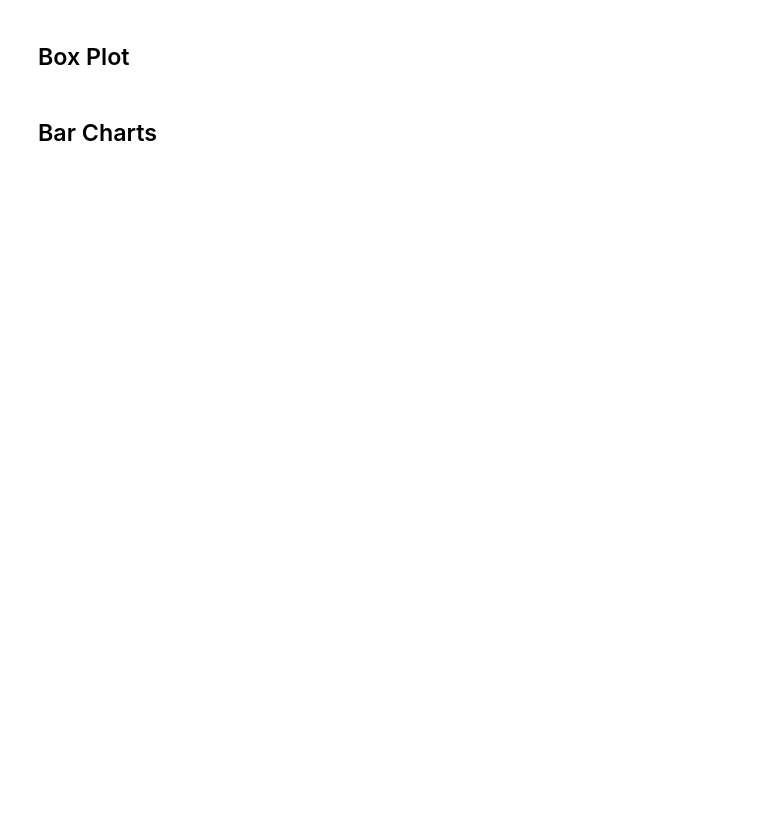
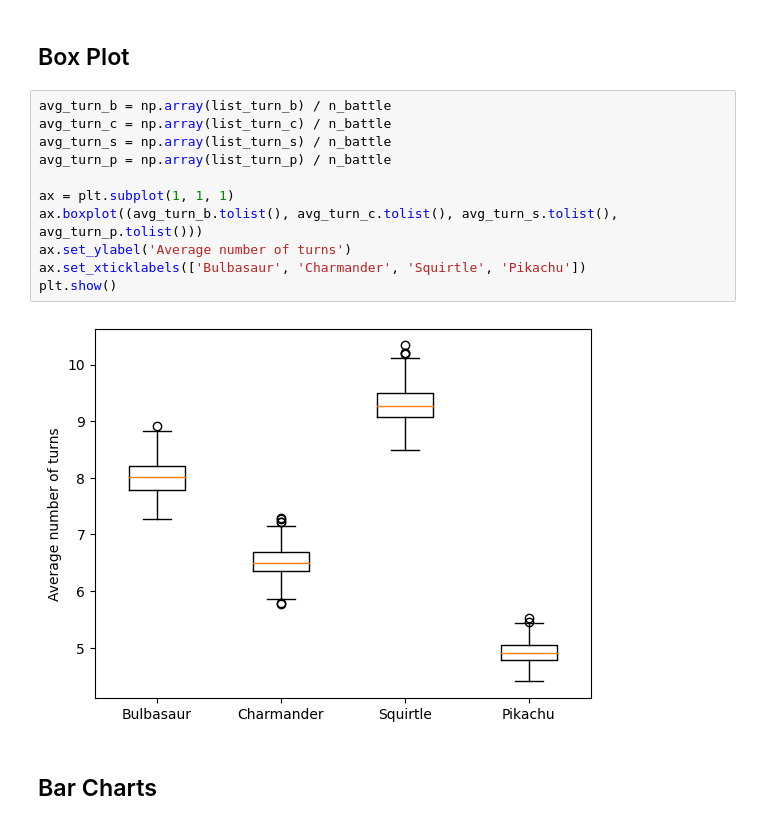
Before and after one commit to laurabragagnolo/pykemon, a Jupyter notebook: assignment_3/automatic/analyse.ipynb, the cells around one changed output. Drawn from its saved outputs; the diff is of its cells as text; blank space fills up the shorter version.

```diff
--- a/assignment_3/automatic/analyse.ipynb
+++ b/assignment_3/automatic/analyse.ipynb
@@ -102,4 +146,17 @@ plt.show()
 # %% [markdown]
 ## Box Plot
+# %%
+avg_turn_b = np.array(list_turn_b) / n_battle
+avg_turn_c = np.array(list_turn_c) / n_battle
+avg_turn_s = np.array(list_turn_s) / n_battle
+avg_turn_p = np.array(list_turn_p) / n_battle
+
+ax = plt.subplot(1, 1, 1)
+ax.boxplot((avg_turn_b.tolist(), avg_turn_c.tolist(), avg_turn_s.tolist(), avg_turn_p.tolist()))
+ax.set_ylabel('Average number of turns')
+ax.set_xticklabels(['Bulbasaur', 'Charmander', 'Squirtle', 'Pikachu'])
+plt.show()
+# %% [output]
+[figure, added]
 # %% [markdown]
 ## Bar Charts
```
Also changed, not shown: parts of 7 cells of this notebook.
